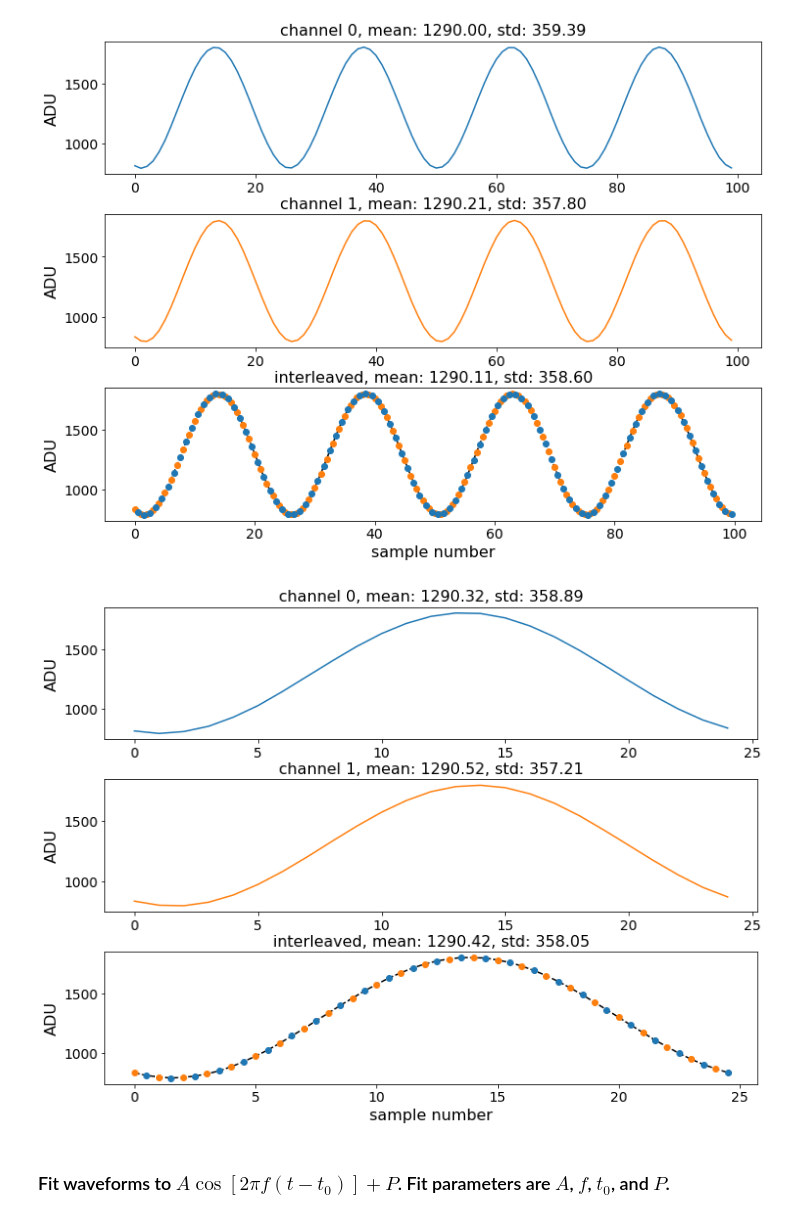
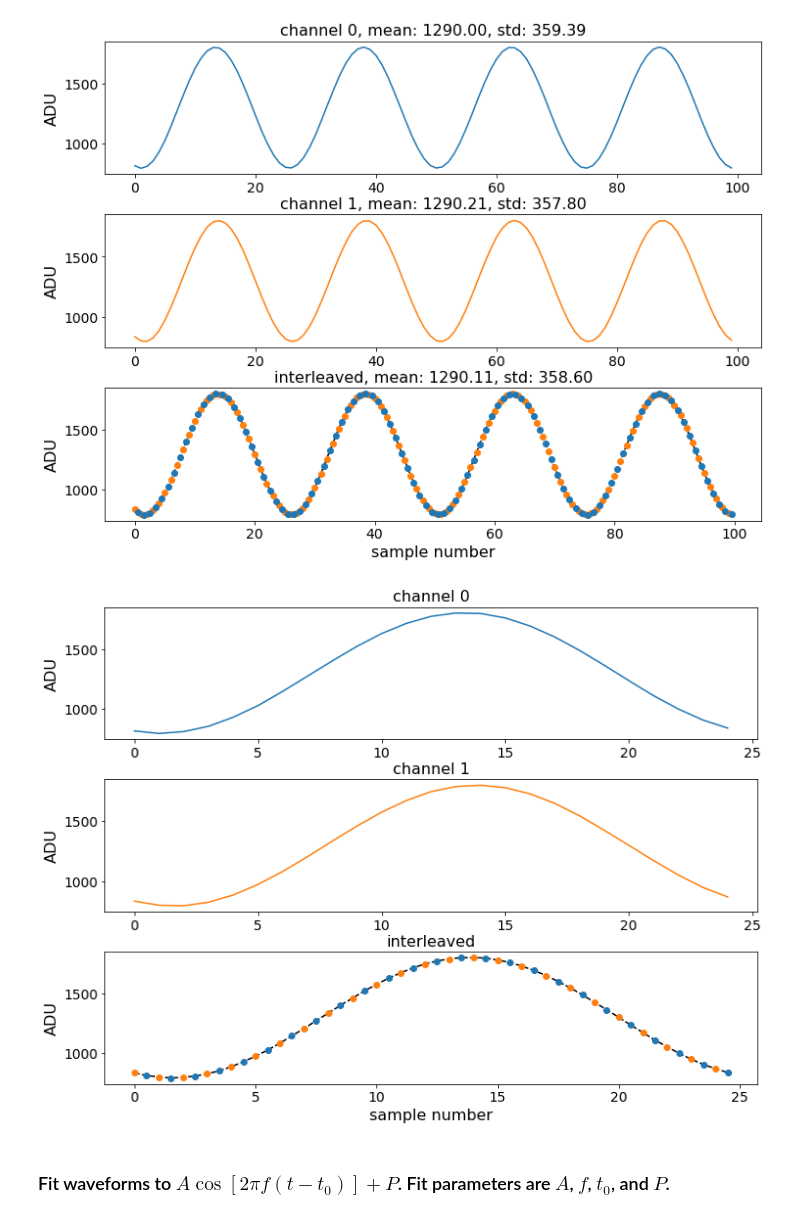
Before and after one commit to baldonia/wdc_zedboard, a Jupyter notebook: notebooks/nov_18_2020_measurements.ipynb, the cells around one changed output. Drawn from its saved outputs; the diff is of its cells as text; code cells hidden in the pictures.

```diff
--- a/notebooks/nov_18_2020_measurements.ipynb
+++ b/notebooks/nov_18_2020_measurements.ipynb
@@ -149,9 +149,9 @@ plot_wfms(sine_data[0], n_samples=100)
 # %% [output]
 [figure]
 # %%
-plot_wfms(sine_data[0], n_samples=25)
+plot_wfms(sine_data[0], n_samples=25, show_stats=False)
 # %% [output]
-[figure, old version]
+[figure, new version]
 # %%
 from scipy.optimize import curve_fit
 # %% [markdown]
```
Also changed, not shown: parts of 11 cells of this notebook, 3 other files.
